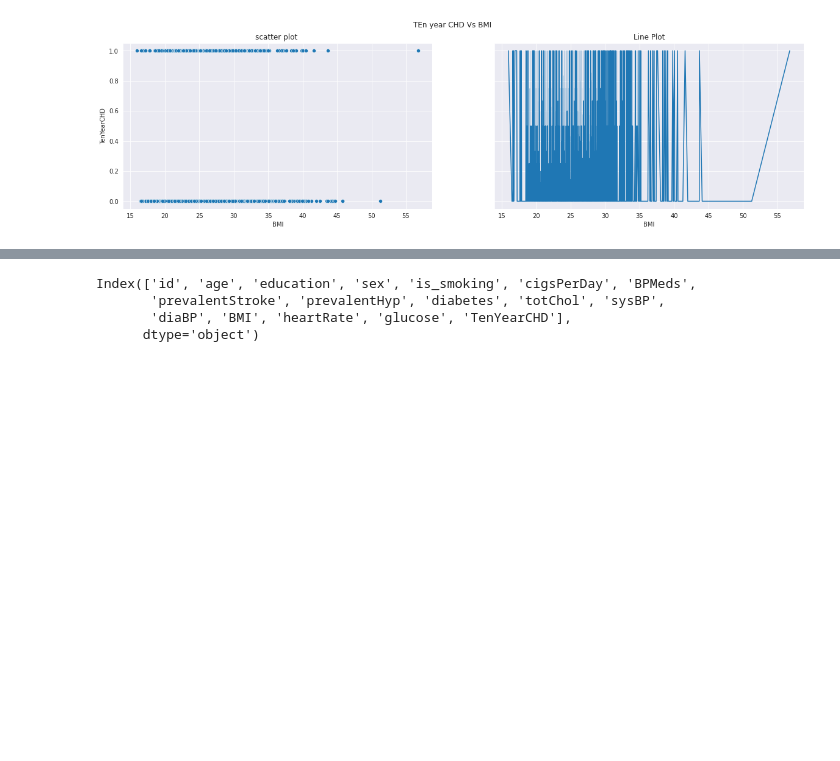
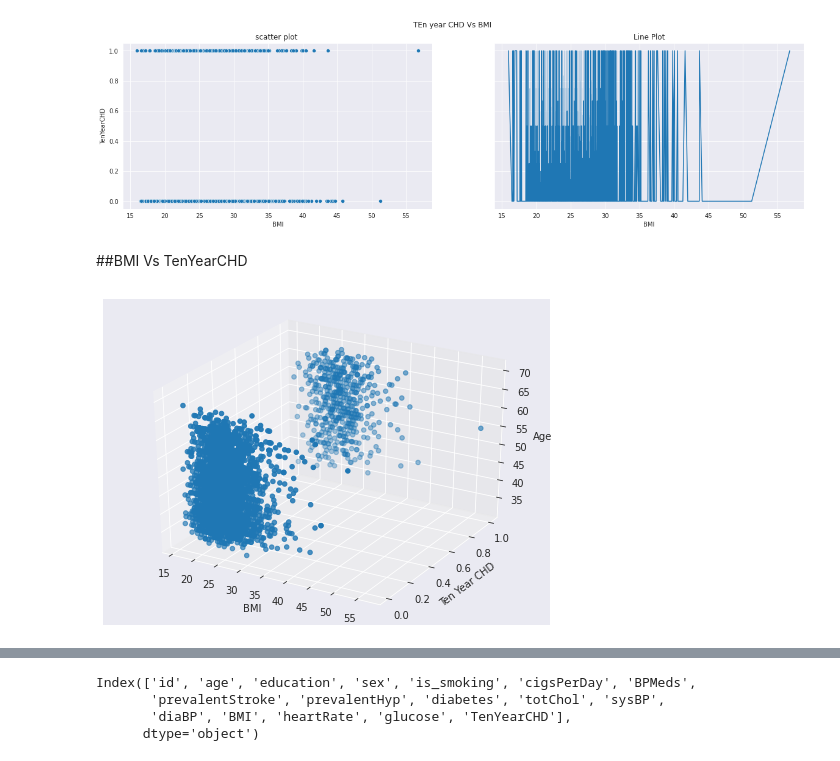
Before and after one commit to Kunaltembhare003/Cardiovascular-heart-diseases, a Jupyter notebook: Cardiovascular_heart_diseases.ipynb, the cells around one changed output, grey strips where cells are left out. Saved outputs shown, nothing was run; the diff lists cells and outputs as text; code cells hidden in the pictures; blank space fills up the shorter version.

```diff
--- a/Cardiovascular_heart_diseases.ipynb
+++ b/Cardiovascular_heart_diseases.ipynb
@@ -502,3 +498,19 @@ axes[1].set_title('Line Plot')
 # %% [output]
 Text(0.5, 1.0, 'Line Plot')
 [figure]
+# %% [markdown]
+##BMI Vs TenYearCHD
+# %%
+from mpl_toolkits.mplot3d import Axes3D
+fig = plt.figure()
+ax = fig.add_subplot(111, projection = '3d')
+
+
+ax.scatter(df.BMI, df.TenYearCHD, df.age)
+ax.set_xlabel("BMI")
+ax.set_ylabel("Ten Year CHD")
+ax.set_zlabel("Age")
+
+plt.show()
+# %% [output]
+[figure, added]
```
Also changed, not shown: parts of 45 cells of this notebook.
